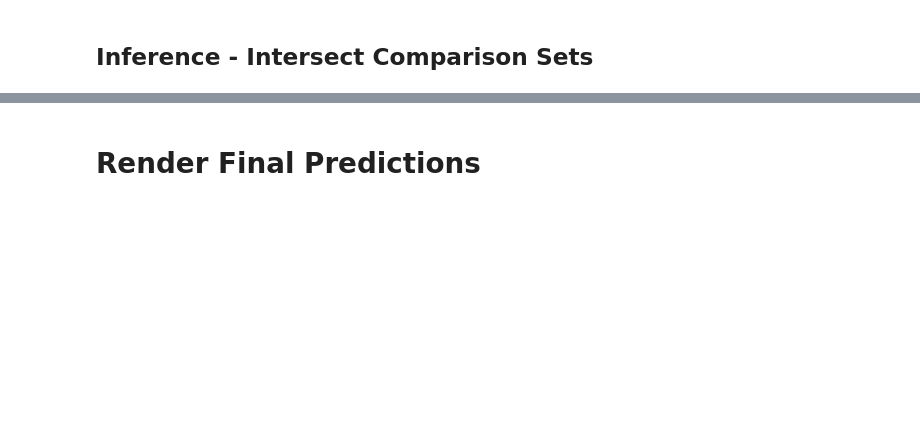
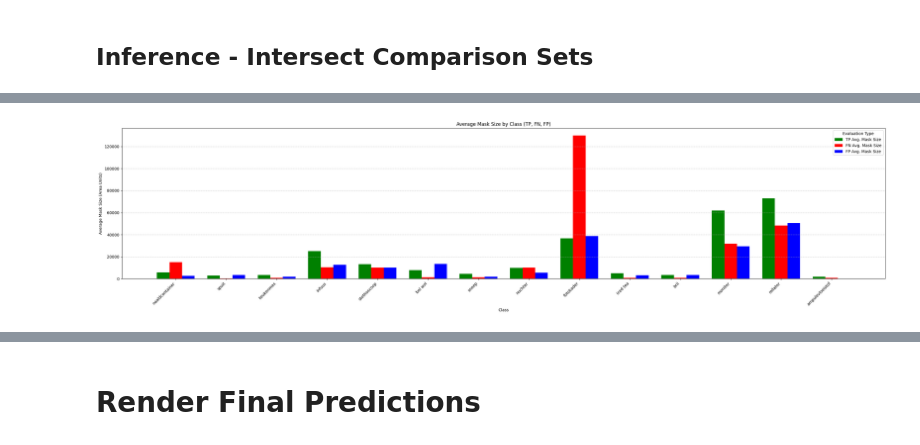
Before and after one commit to ilianbronchart/bachelorproef, a Jupyter notebook: experiment/13_predict_object_detection.ipynb, the cells around one changed output, grey strips where cells are left out. Saved outputs shown, nothing was run; the diff lists cells and outputs as text; code cells hidden in the pictures; blank space fills up the shorter version.

```diff
--- a/experiment/13_predict_object_detection.ipynb
+++ b/experiment/13_predict_object_detection.ipynb
@@ -602,0 +932,80 @@ Class ID   Precision  Recall     F1         Support    Unknown Rate
+# %%
+from experiment.settings import MISSING_GROUND_TRUTH_CLASS_ID, MISSING_PREDICTION_CLASS_ID
+
+def plot_avg_mask_size_by_class(
+    eval_df: pd.DataFrame,
+):
+    plot_df = eval_df.copy()
+
+    # Filter out rows where target_metric is NaN (e.g., FNs from GTs without bbox info, or invalid bboxes)
+    target_metric = "mask_area"
+    plot_df = plot_df.dropna(subset=[target_metric])
+    if plot_df.empty:
+        print(f"No valid data with {target_metric} found in eval_df.")
+        return
+
+    tps_df = plot_df[plot_df['label'] == 'TP']
+    avg_mask_tp = tps_df.groupby('true_class_id')[target_metric].mean().rename('TP Avg. Mask Size')
+
+    fns_df = plot_df[plot_df['label'] == 'FN']
+    avg_mask_fn = fns_df.groupby('true_class_id')[target_metric].mean().rename('FN Avg. Mask Size')
+
+    fps_df = plot_df[plot_df['label'] == 'FP']
+    avg_mask_fp = fps_df.groupby('predicted_class_id')[target_metric].mean().rename('FP Avg. Mask Size')
+
+    # 3. Merge the series
+    plot_data = pd.concat([avg_mask_tp, avg_mask_fn, avg_mask_fp], axis=1)
+
+    # Filter out any special class IDs that might have ended up as an index
+    # (e.g. if a true_class_id in FNs was accidentally a special ID)
+    special_ids_for_index = {UNKNOWN_CLASS_ID, MISSING_GROUND_TRUTH_CLASS_ID, MISSING_PREDICTION_CLASS_ID}
+    valid_class_indices = [idx for idx in plot_data.index if idx not in special_ids_for_index and pd.notna(idx)]
+    plot_data = plot_data.loc[valid_class_indices]
+
+    if plot_data.empty:
+        print("No data available to plot after filtering classes and calculating averages.")
+        return
+
+    # Fill NaN with 0 for classes that might not have TPs, FPs, or FNs for mask size.
+    plot_data = plot_data.fillna(0)
+    plot_data = plot_data.sort_index() # Sort by class ID
+
+    # 4. Plotting
+    n_classes = len(plot_data)
+    if n_classes == 0:
+        print("No classes with valid data to plot.")
+        return
+
+    fig, ax = plt.subplots(figsize=(max(10, n_classes * 2), 7)) # Adjust width based on num classes
+
+    bar_width = 0.25
+    index = np.arange(n_classes)
+
+    # Define colors for bars
+    tp_color = 'green'
+    fn_color = 'red'
+    fp_color = 'blue'
+
+    ax.bar(index - bar_width, plot_data['TP Avg. Mask Size'], bar_width, label='TP Avg. Mask Size', color=tp_color)
+    ax.bar(index, plot_data['FN Avg. Mask Size'], bar_width, label='FN Avg. Mask Size', color=fn_color)
+    ax.bar(index + bar_width, plot_data['FP Avg. Mask Size'], bar_width, label='FP Avg. Mask Size', color=fp_color)
+
+    ax.set_xlabel('Class')
+    ax.set_ylabel('Average Mask Size (Area Units)')
+    ax.set_title('Average Mask Size by Class (TP, FN, FP)')
+
+    tick_labels = plot_data.index
+    tick_labels = [CLASS_ID_TO_NAME.get(cid, str(cid)) for cid in plot_data.index]
+
+    ax.set_xticks(index)
+    ax.set_xticklabels(tick_labels, rotation=45, ha="right")
+
+    ax.legend(title="Evaluation Type")
+    ax.grid(axis='y', linestyle='--', alpha=0.7)
+    fig.tight_layout()
+    plt.show()
+
+evaluation_df = best_grid_search_result["full_evaluation_df"]
+plot_avg_mask_size_by_class(evaluation_df)
+# %% [output]
+[figure, added]
```
Also changed, not shown: parts of 14 cells of this notebook, 14 other files.
